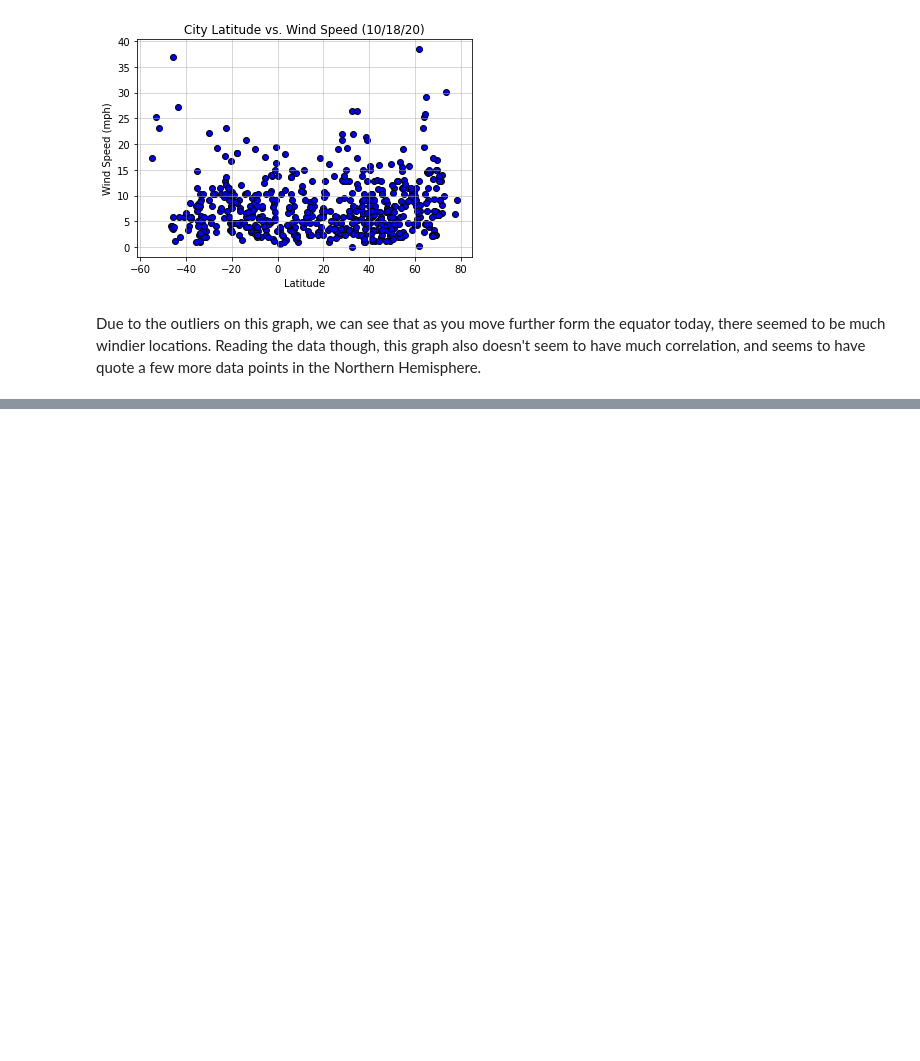
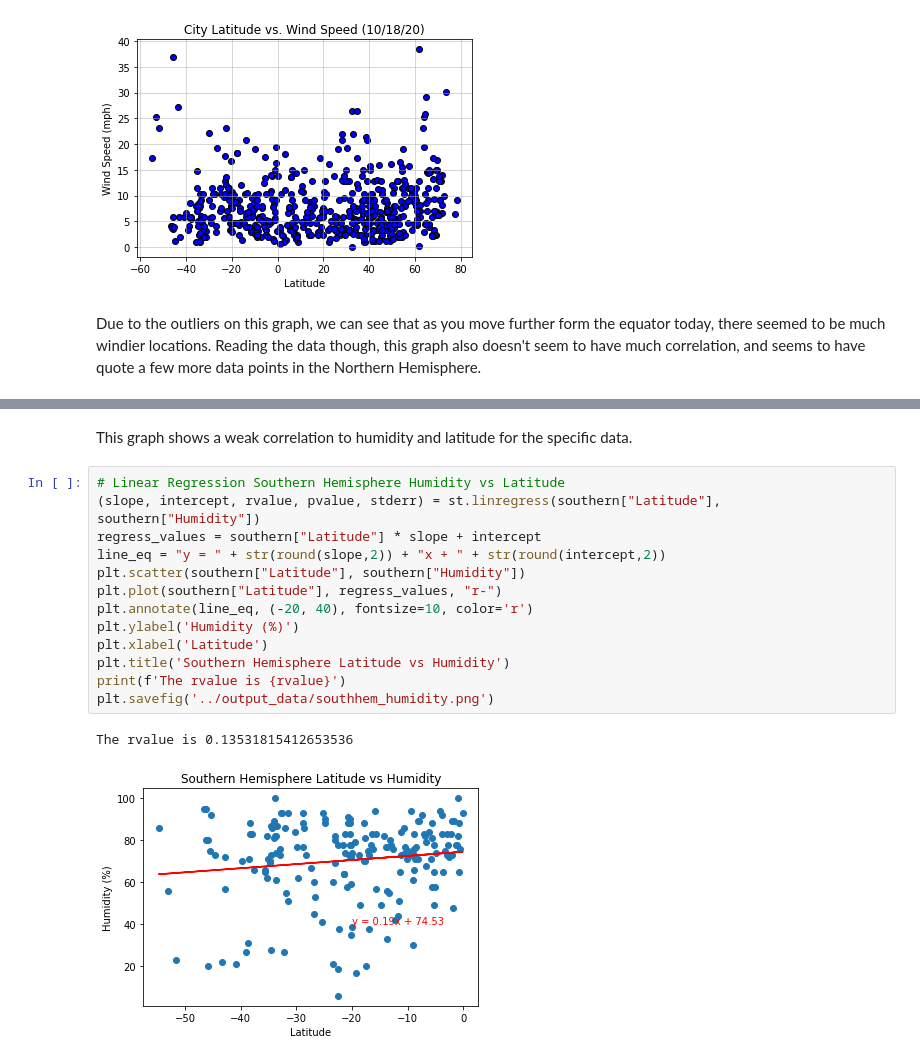
Before and after one commit to kcomalley14/python-api-challenge, a Jupyter notebook: Weatherpy/WeatherPy.ipynb, the cells around one changed output, grey strips where cells are left out. Saved outputs shown, nothing was run; the diff lists cells and outputs as text; blank space fills up the shorter version.

```diff
--- a/Weatherpy/WeatherPy.ipynb
+++ b/Weatherpy/WeatherPy.ipynb
@@ -244,0 +317,18 @@ Due to the outliers on this graph, we can see that as you move further form the
+# %% [markdown]
+This graph shows a weak correlation to humidity and latitude for the specific data.
+# %%
+# Linear Regression Southern Hemisphere Humidity vs Latitude
+(slope, intercept, rvalue, pvalue, stderr) = st.linregress(southern["Latitude"], southern["Humidity"])
+regress_values = southern["Latitude"] * slope + intercept
+line_eq = "y = " + str(round(slope,2)) + "x + " + str(round(intercept,2))
+plt.scatter(southern["Latitude"], southern["Humidity"])
+plt.plot(southern["Latitude"], regress_values, "r-")
+plt.annotate(line_eq, (-20, 40), fontsize=10, color='r')
+plt.ylabel('Humidity (%)')
+plt.xlabel('Latitude')
+plt.title('Southern Hemisphere Latitude vs Humidity')
+print(f'The rvalue is {rvalue}')
+plt.savefig('../output_data/southhem_humidity.png')
+# %% [output]
+The rvalue is 0.13531815412653536
+[figure, added]
```
Also changed, not shown: parts of 14 cells of this notebook, 8 other files.
